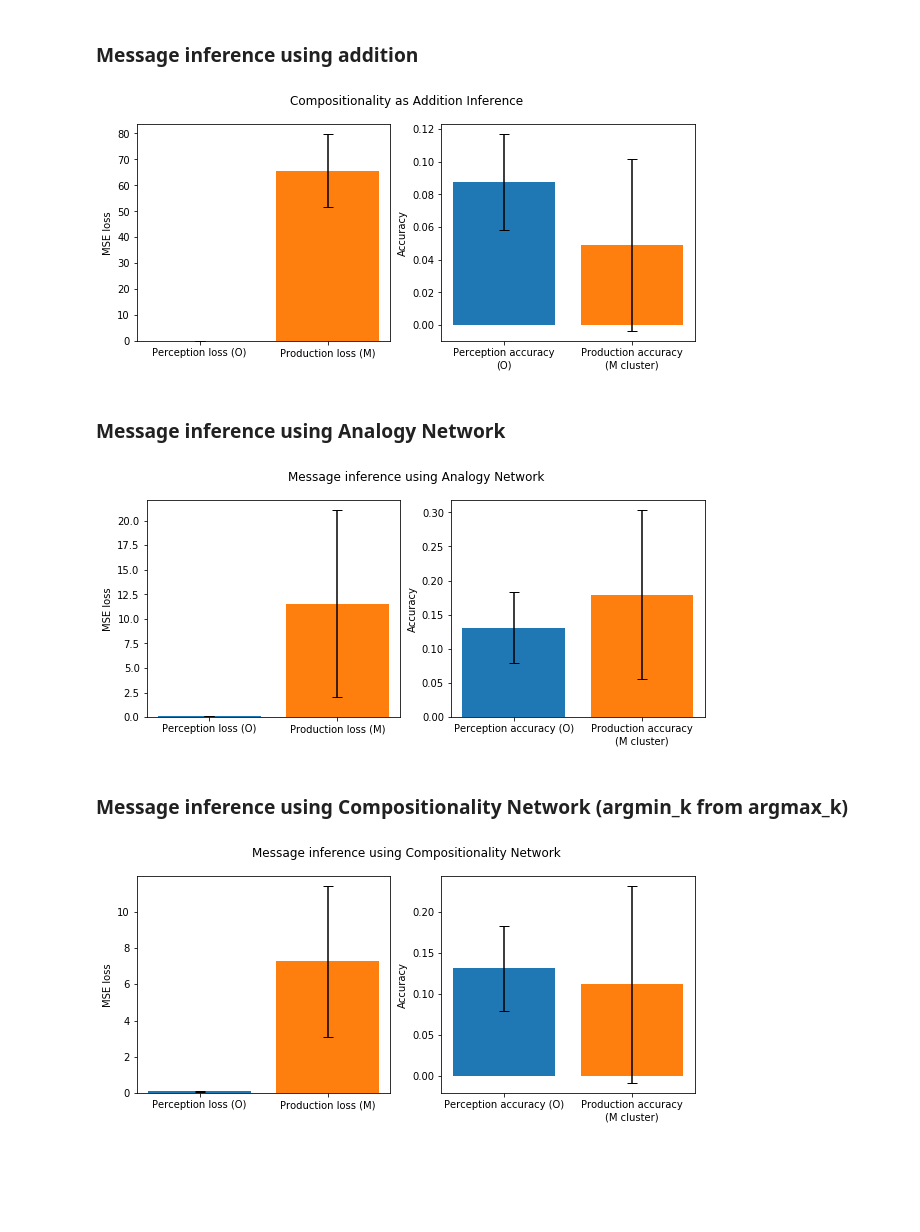
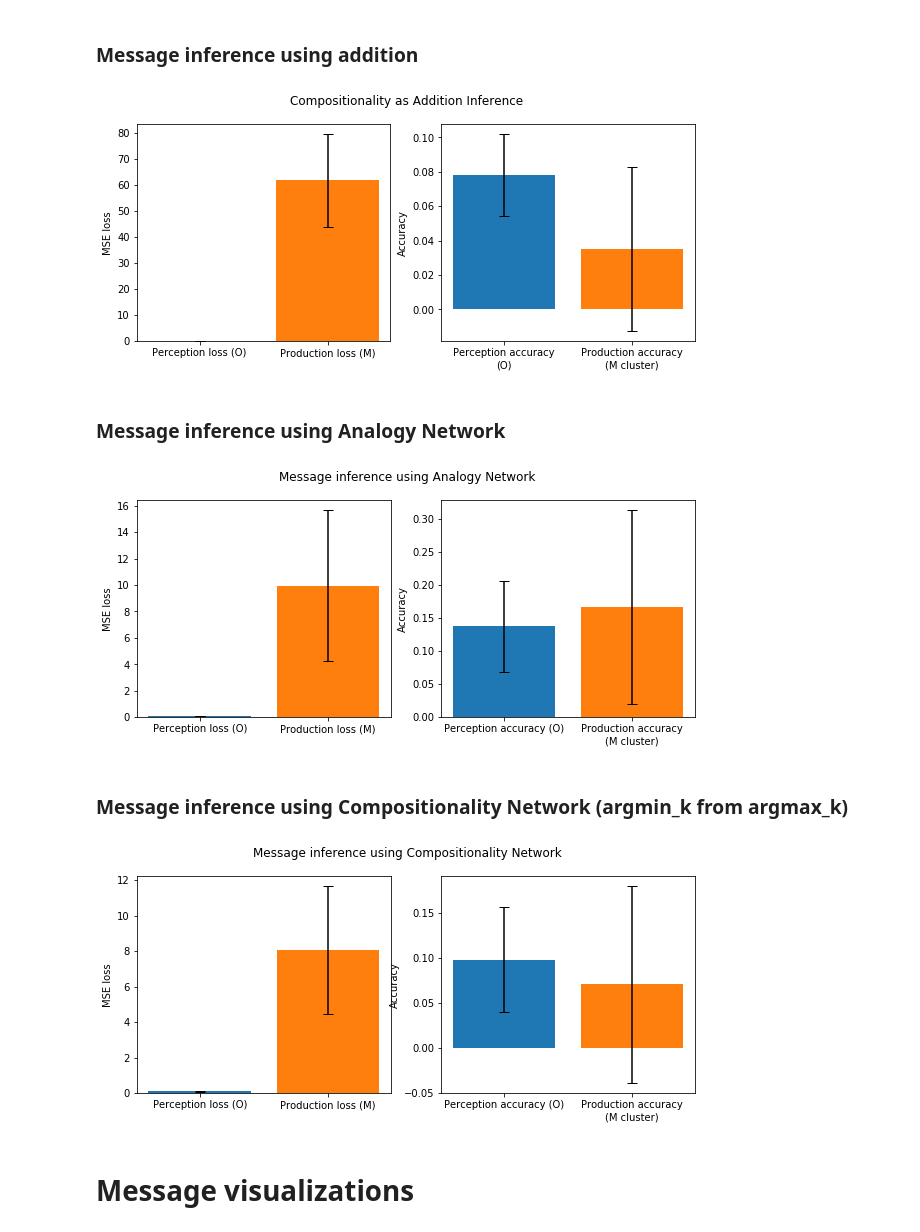
Before and after one commit to feipenghe/Singaling_auto_encoder, a Jupyter notebook: simulation_plots.ipynb, the cells around one changed output. Drawn from its saved outputs; the diff is of its cells as text; code cells hidden in the pictures; blank space fills up the shorter version.

Commit message:
Update plots notebook

```diff
--- a/simulation_plots.ipynb
+++ b/simulation_plots.ipynb
@@ -17,4 +16,5 @@ simulation_name = "extremity_game_simulation_o_5__c_(10, 5)__m_2__sharedcontext_
 # %%
+simulation_name = "untrained/extremity_game_simulation_o_3__c_(6, 3)__m_2__sharedcontext_1__strict_context_1"
 simulation = simulations.load_simulation(simulation_name)
 evaluations = simulation.evaluations
 # %%
@@ -185,25 +222,2 @@ plt.show()
 # %% [markdown]
 ### Prediction by cluster average message
-# %%
-simulation_display_name_to_file_name = {
-    "Shared,\nstrict context": "extremity_game_simulation_o_5__c_(10, 5)__m_2__sharedcontext_1__strict_context_1",
-    "Non-shared,\nstrict context": "extremity_game_simulation_o_5__c_(10, 5)__m_2__sharedcontext_0__strict_context_1",
-    "Shared,\nnon-strict context": "extremity_game_simulation_o_5__c_(15, 5)__m_2__sharedcontext_1__strict_context_0",
-    "Non-shared,\nnon-strict context": "extremity_game_simulation_o_5__c_(15, 5)__m_2__sharedcontext_1__strict_context_0"
-}
-
-evaluation_name = "predictions_by_average_msg_accuracy"
-msg_size = 2
-
-fig, ax = plt.subplots(1, figsize=(10,4))
-bar_width = 1
-
-for s, (display_name, file_name) in enumerate(simulation_display_name_to_file_name.items()):
-    mean, err = get_evaluation_mean_and_err(file_name, evaluation_name, msg_size)
-    ax.bar(s, mean, yerr=err, capsize=10, color=f"C{s}", label="display_name")
-
-ax.set_xticks(range(len(simulation_display_name_to_file_name)))
-ax.set_xticklabels(simulation_display_name_to_file_name.keys())
-ax.set_ylabel("F1 score")
-fig.suptitle('Prediction accuracy by cluster average message')
-plt.show()
@@ -215,18 +231,17 @@ plt.show()
 # %% [markdown]
 ### Message inference using addition
 # %%
-
 simulation_name = "Shared, strict context"
-simulation_file_name = "extremity_game_simulation_o_5__c_(10, 5)__m_2__sharedcontext_1__strict_context_1"
+simulation_file_name = "trained/extremity_game_simulation_o_5__c_(10, 5)__m_2__sharedcontext_1__strict_context_1"
 
 message_size = 2
 
 loss_evals = {
-    "Perception loss (O)": "addition_compositionality_mean_production_loss",
+    "Perception loss (O)": "addition_compositionality_mean_prediction_loss",
     "Production loss (M)": "addition_compositionality_mean_message_loss",
 }
 accuracy_evals = {
-    "Perception accuracy\n(O)": "addition_compositionality_mean_production_accuracy",
+    "Perception accuracy\n(O)": "addition_compositionality_mean_prediction_accuracy",
     "Production accuracy\n(M cluster)": "addition_compositionality_mean_message_cluster_accuracy",
 }
 
@@ -234,11 +249,11 @@ fig, ax = plt.subplots(1,2, figsize=(10,4))
 bar_width = 1
 
 for i, (display_name, eval_name) in enumerate(loss_evals.items()):
-    mean, err = get_evaluation_mean_and_err(simulation_file_name, eval_name, msg_size)
+    mean, err = get_evaluation_mean_and_err(simulation_file_name, eval_name, message_size)
     ax[0].bar(i, mean, yerr=err, capsize=5, color=f"C{i}", label=display_name)
 
 for i, (display_name, eval_name) in enumerate(accuracy_evals.items()):
-    mean, err = get_evaluation_mean_and_err(simulation_file_name, eval_name, msg_size)
+    mean, err = get_evaluation_mean_and_err(simulation_file_name, eval_name, message_size)
     ax[1].bar(i, mean, yerr=err, capsize=5, color=f"C{i}", label=display_name)
 
 ax[0].set_xticks(range(len(accuracy_evals)))
@@ -252,52 +267,52 @@ ax[1].set_ylabel("Accuracy")
 fig.suptitle('Compositionality as Addition Inference')
 plt.show()
 # %% [output]
-[figure, old version]
+[figure, new version]
 # %% [markdown]
 ### Message inference using Analogy Network
 # %%
 simulation_name = "Shared, strict context"
-simulation_file_name = "extremity_game_simulation_o_5__c_(10, 5)__m_2__sharedcontext_1__strict_context_1"
+simulation_file_name = "trained/extremity_game_simulation_o_5__c_(10, 5)__m_2__sharedcontext_1__strict_context_1"
 
 message_size = 2
 
 loss_evals = {
     "Perception loss (O)": "analogy_compositionality_net_prediction_mean_loss",
     "Production loss (M)": "analogy_compositionality_net_message_mean_loss"
 }
 accuracy_evals = {
     "Perception accuracy (O)": "analogy_compositionality_net_prediction_mean_accuracy",
     "Production accuracy\n(M cluster)": "analogy_compositionality_net_message_cluster_mean_accuracy"
 }
 
 fig, ax = plt.subplots(1,2, figsize=(10,4))
 bar_width = 1
 
 for i, (display_name, eval_name) in enumerate(loss_evals.items()):
-    mean, err = get_evaluation_mean_and_err(simulation_file_name, eval_name, msg_size)
+    mean, err = get_evaluation_mean_and_err(simulation_file_name, eval_name, message_size)
     ax[0].bar(i, mean, yerr=err, capsize=5, color=f"C{i}", label=display_name)
 
 for i, (display_name, eval_name) in enumerate(accuracy_evals.items()):
-    mean, err = get_evaluation_mean_and_err(simulation_file_name, eval_name, msg_size)
+    mean, err = get_evaluation_mean_and_err(simulation_file_name, eval_name, message_size)
     ax[1].bar(i, mean, yerr=err, capsize=5, color=f"C{i}", label=display_name)
 
 ax[0].set_xticks(range(len(accuracy_evals)))
 ax[0].set_xticklabels(list(loss_evals.keys()))
 
 ax[1].set_xticks(range(len(loss_evals)))
 ax[1].set_xticklabels(list(accuracy_evals.keys()))
 
 ax[0].set_ylabel("MSE loss")
 ax[1].set_ylabel("Accuracy")
 fig.suptitle('Message inference using Analogy Network')
 plt.show()
 # %% [output]
-[figure, old version]
+[figure, new version]
 # %% [markdown]
 ### Message inference using Compositionality Network (argmin_k from argmax_k)
 # %%
 simulation_name = "Shared, strict context"
-simulation_file_name = "extremity_game_simulation_o_5__c_(10, 5)__m_2__sharedcontext_1__strict_context_1"
+simulation_file_name = "trained/extremity_game_simulation_o_5__c_(10, 5)__m_2__sharedcontext_1__strict_context_1"
 
 message_size = 2
 
@@ -306,7 +321,7 @@ loss_evals = {
     "Production loss (M)": "compositionality_net_message_mean_loss"
 }
 accuracy_evals = {
-    "Perception accuracy (O)": "analogy_compositionality_net_prediction_mean_accuracy",
+    "Perception accuracy (O)": "compositionality_net_prediction_mean_accuracy",
     "Production accuracy\n(M cluster)": "compositionality_net_message_cluster_mean_accuracy"
 }
 
@@ -314,11 +329,11 @@ fig, ax = plt.subplots(1,2, figsize=(10,4))
 bar_width = 1
 
 for i, (display_name, eval_name) in enumerate(loss_evals.items()):
-    mean, err = get_evaluation_mean_and_err(simulation_file_name, eval_name, msg_size)
+    mean, err = get_evaluation_mean_and_err(simulation_file_name, eval_name, message_size)
     ax[0].bar(i, mean, yerr=err, capsize=5, color=f"C{i}", label=display_name)
 
 for i, (display_name, eval_name) in enumerate(accuracy_evals.items()):
-    mean, err = get_evaluation_mean_and_err(simulation_file_name, eval_name, msg_size)
+    mean, err = get_evaluation_mean_and_err(simulation_file_name, eval_name, message_size)
     ax[1].bar(i, mean, yerr=err, capsize=5, color=f"C{i}", label=display_name)
 
 ax[0].set_xticks(range(len(accuracy_evals)))
@@ -332,4 +347,6 @@ ax[1].set_ylabel("Accuracy")
 fig.suptitle('Message inference using Compositionality Network')
 plt.show()
 # %% [output]
-[figure, old version]
+[figure, new version]
+# %% [markdown]
+# Message visualizations
```
Also changed, not shown: parts of 47 cells of this notebook.
